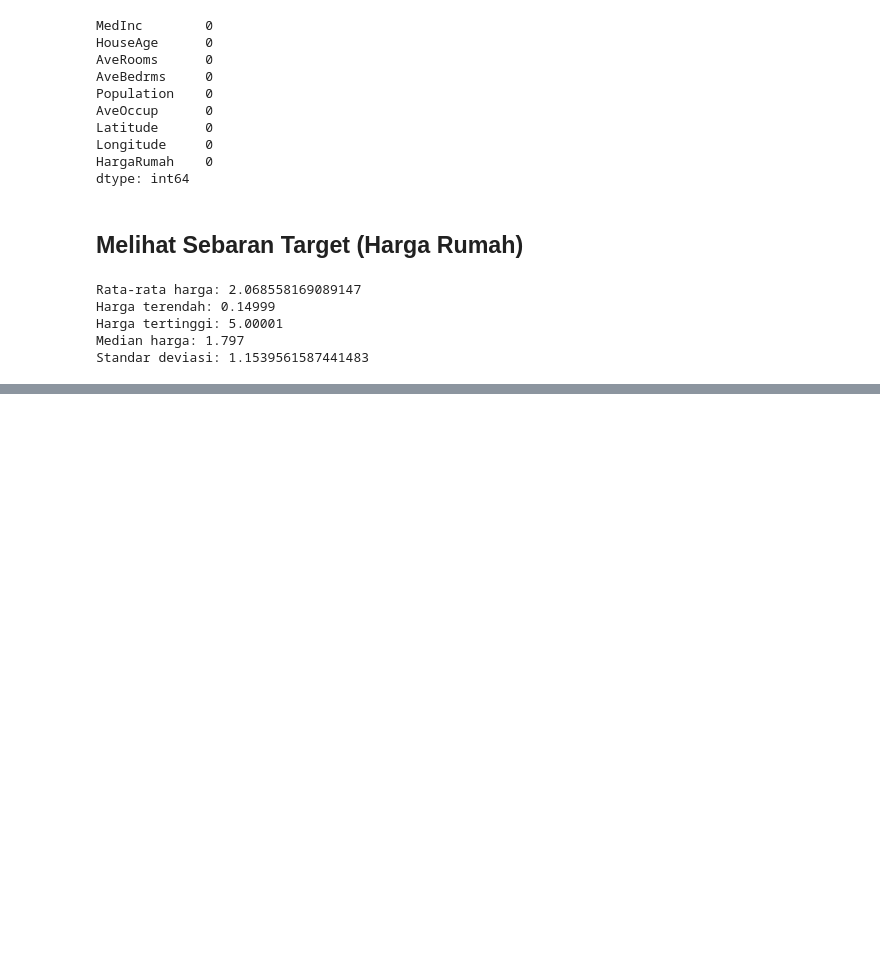
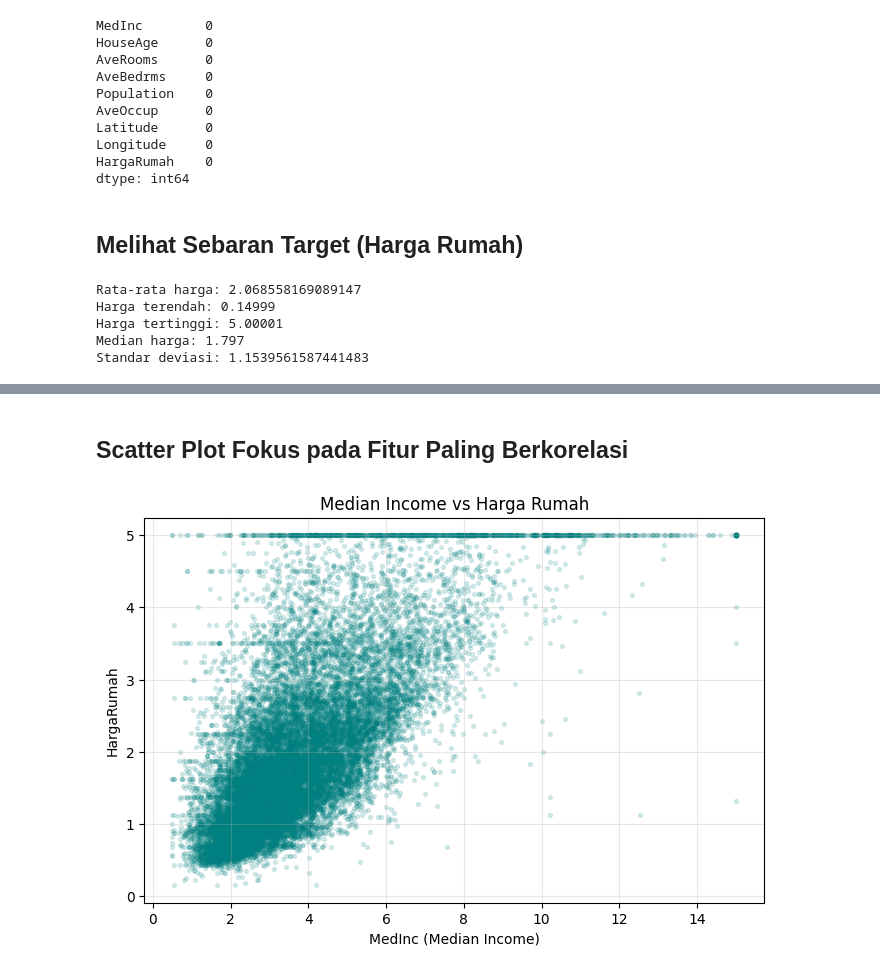
Before and after one commit to r021n/simple-machine-learing, a Jupyter notebook: California_Home_Price_Prediciton.ipynb, the cells around one changed output, grey strips where cells are left out. Drawn from its saved outputs; the diff is of its cells as text; code cells hidden in the pictures; blank space fills up the shorter version.

```diff
--- a/California_Home_Price_Prediciton.ipynb
+++ b/California_Home_Price_Prediciton.ipynb
@@ -115,0 +190,12 @@ Standar deviasi: 1.1539561587441483
+# %% [markdown]
+## Scatter Plot Fokus pada Fitur Paling Berkorelasi
+# %%
+plt.figure(figsize=(8, 5))
+plt.scatter(df['MedInc'], df['HargaRumah'], alpha=0.15, s=8, color='teal')
+plt.xlabel('MedInc (Median Income)')
+plt.ylabel('HargaRumah')
+plt.title('Median Income vs Harga Rumah')
+plt.grid(True, alpha=0.3)
+plt.show()
+# %% [output]
+[figure, added]
```
Also changed, not shown: parts of 9 cells of this notebook.
